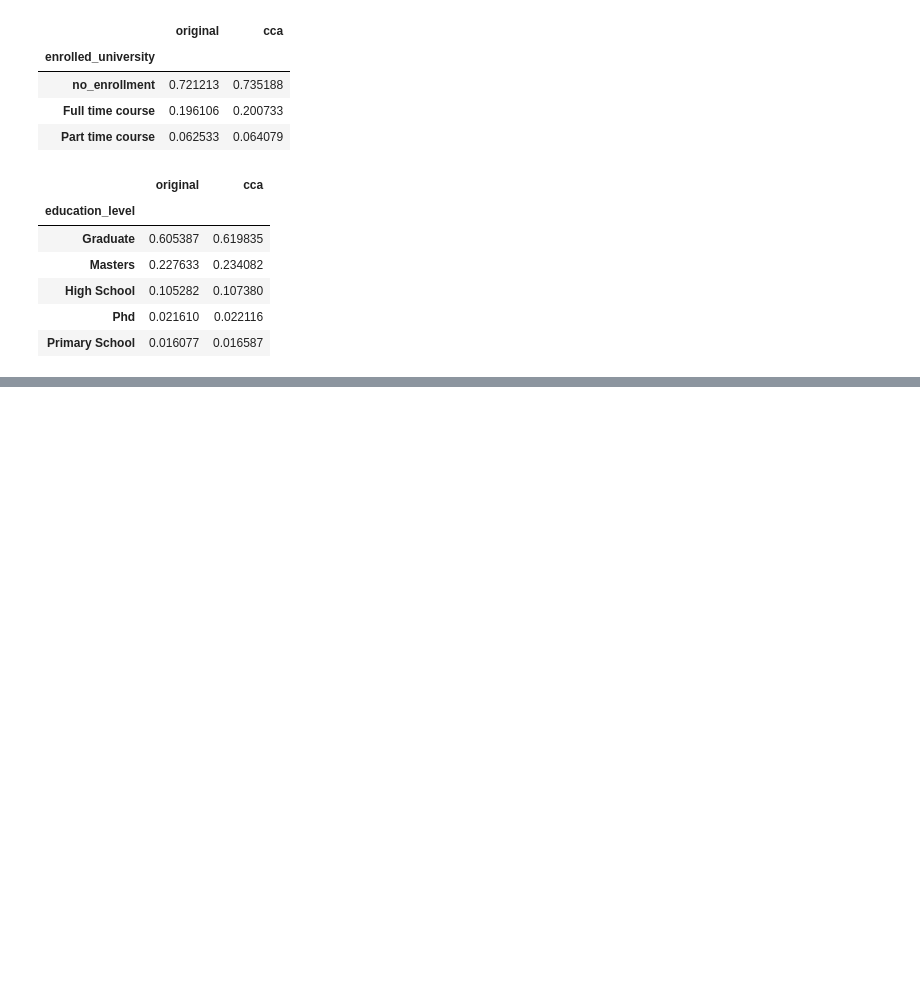
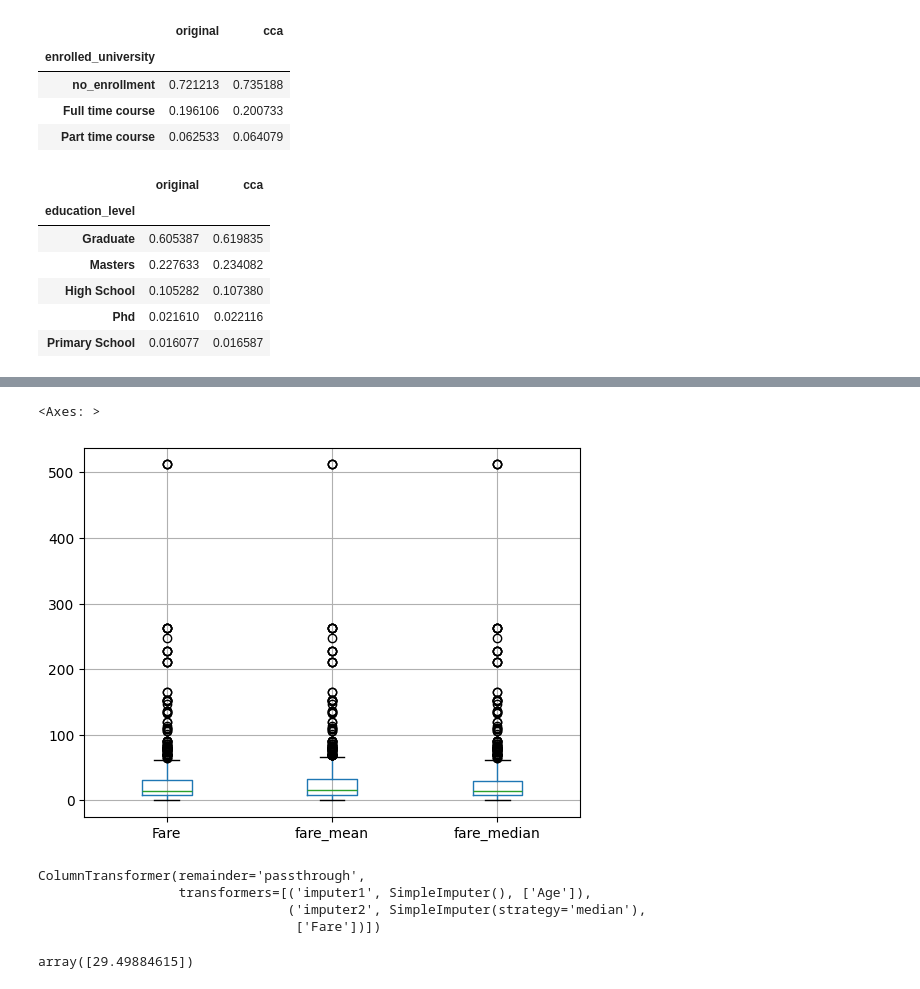
Before and after one commit to Shantnu-singh/Art-of-EDA, a Jupyter notebook: learn.ipynb, the cells around one changed output, grey strips where cells are left out. Saved outputs shown, nothing was run; the diff lists cells and outputs as text; code cells hidden in the pictures; blank space fills up the shorter version.

```diff
--- a/learn.ipynb
+++ b/learn.ipynb
@@ -385,0 +480,6 @@ temp
+# %%
+# For Fare Columns
+x_train[['Fare' , "fare_mean" , "fare_median"]].boxplot()
+# %% [output]
+<Axes: >
+[figure, added]
@@ -385,0 +499,11 @@ temp
+# %%
+trf.fit(x_train)
+# %% [output]
+ColumnTransformer(remainder='passthrough',
+                  transformers=[('imputer1', SimpleImputer(), ['Age']),
+                                ('imputer2', SimpleImputer(strategy='median'),
+                                 ['Fare'])])
+# %%
+trf.named_transformers_['imputer1'].statistics_
+# %% [output]
+array([29.49884615])
```
Also changed, not shown: parts of 41 cells of this notebook.
